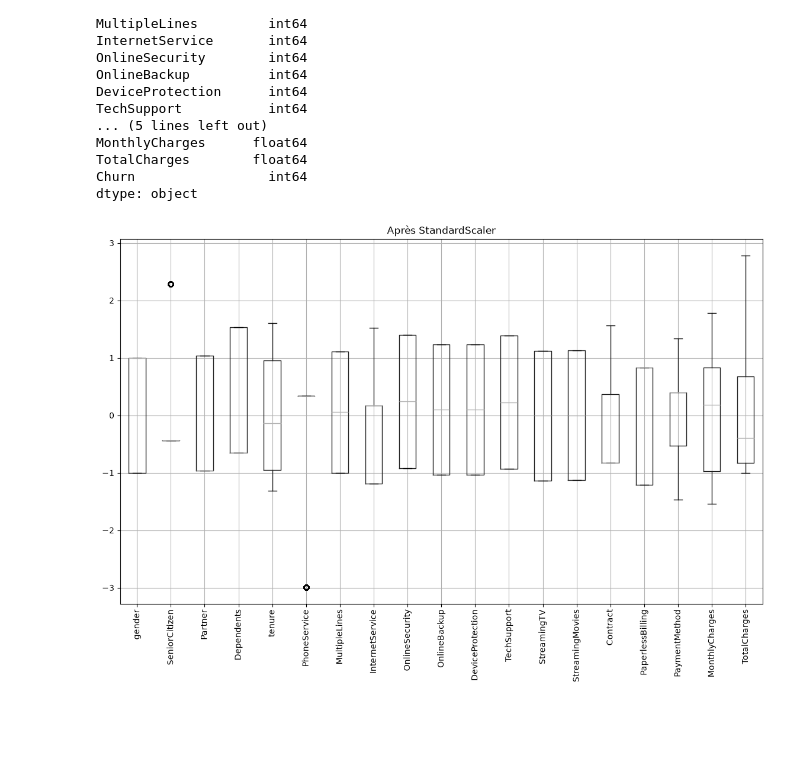
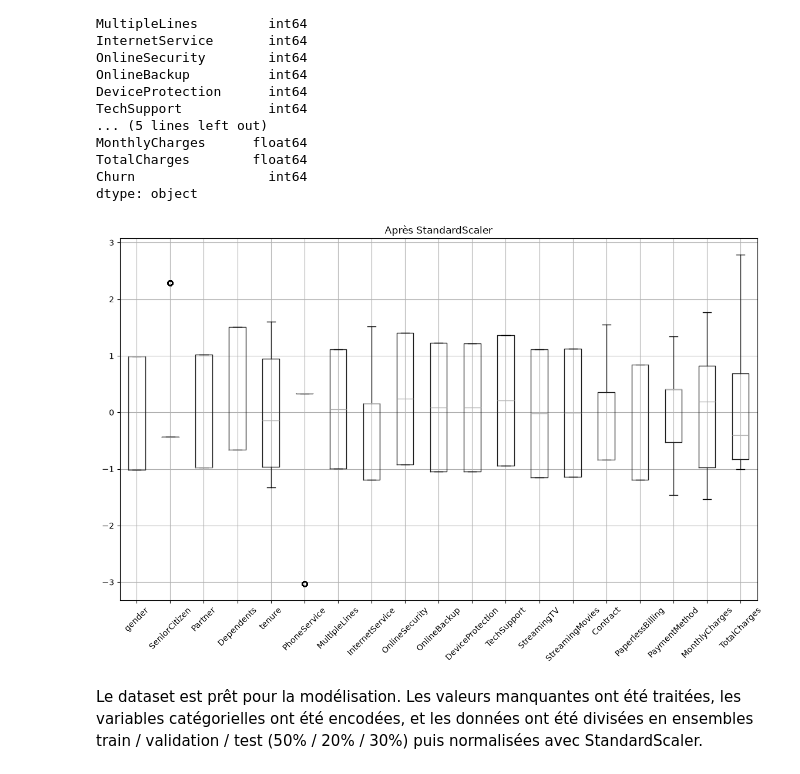
Before and after one commit to joaopaulofguerra/customer-churn-mlops, a Jupyter notebook: pre-traitement.ipynb, the cells around one changed output. Drawn from its saved outputs; the diff is of its cells as text; code cells hidden in the pictures; blank space fills up the shorter version.

Commit message:
docs: ajout des cellules markdown et mise a jour du split train/val/test (50/20/30)

```diff
--- a/pre-traitement.ipynb
+++ b/pre-traitement.ipynb
@@ -151,5 +170,5 @@ y = df['Churn']
 # %%
 from sklearn.model_selection import train_test_split
 
-X_train, X_temp, y_train, y_temp = train_test_split(X, y, test_size=0.3, random_state=42, stratify=y)
-X_val, X_test, y_val, y_test = train_test_split(X_temp, y_temp, test_size=0.5, random_state=42, stratify=y_temp)
+X_train, X_temp, y_train, y_temp = train_test_split(X, y, test_size=0.5, random_state=42, stratify=y)
+X_val, X_test, y_val, y_test = train_test_split(X_temp, y_temp, test_size=0.6, random_state=42, stratify=y_temp)
@@ -232,8 +252,10 @@ Churn                 int64
 dtype: object
 # %%
 pd.DataFrame(X_train_scaled, columns=X_train.columns).boxplot(figsize=(14, 8))
-plt.xticks(rotation=90)
+plt.xticks(rotation=45)
 plt.title('Après StandardScaler')
 plt.show()
 # %% [output]
-[figure, old version]
+[figure, new version]
+# %% [markdown]
+Le dataset est prêt pour la modélisation. Les valeurs manquantes ont été traitées, les variables catégorielles ont été encodées, et les données ont été divisées en ensembles train / validation / test (50% / 20% / 30%) puis normalisées avec StandardScaler.
```
Also changed, not shown: parts of 16 cells of this notebook.
